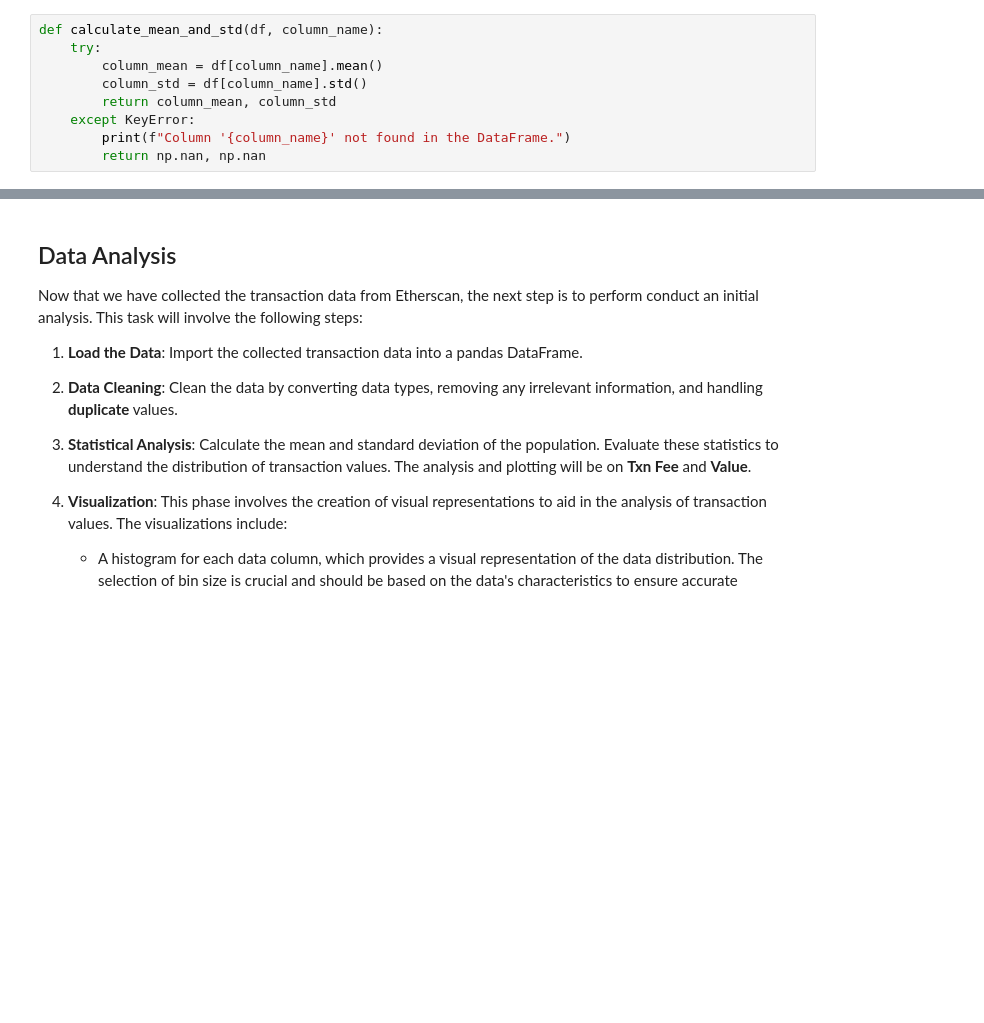
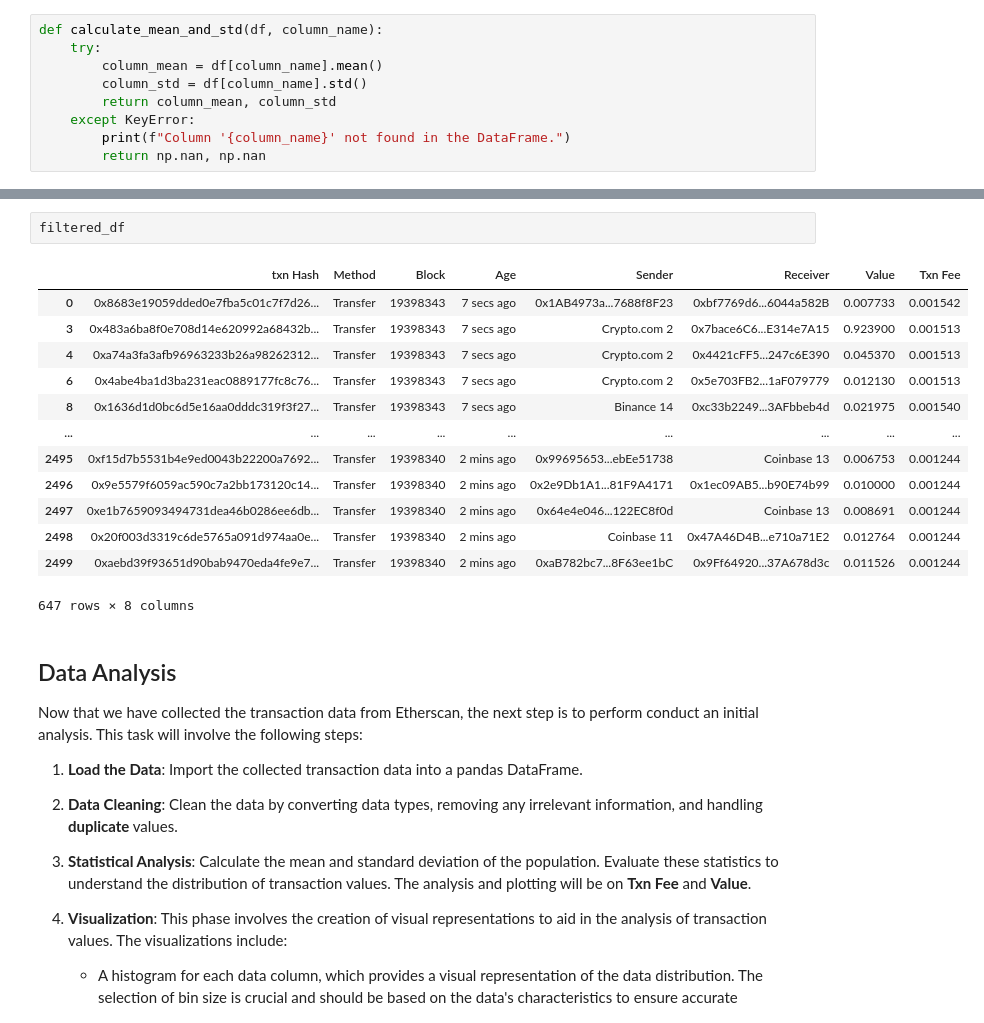
Before and after one commit to SoheilHajianManesh/Data-Sciense-Course-Projects, a Jupyter notebook: CA0/CA0 (3).ipynb, the cells around one changed output, grey strips where cells are left out. Drawn from its saved outputs; the diff is of its cells as text; blank space fills up the shorter version.

```diff
--- a/CA0/CA0 (3).ipynb
+++ b/CA0/CA0 (3).ipynb
@@ -412,3 +426,19 @@ plot_scatter(df , "Value" , "Txn Fee")
+# %%
+filtered_df
+# %% [output]
+|  | txn Hash | Method | Block | Age | Sender | Receiver | Value | Txn Fee |
+| 0 | 0x8683e19059dded0e7fba5c01c7f7d26... | Transfer | 19398343 | 7 secs ago | 0x1AB4973a...7688f8F23 | 0xbf7769d6...6044a582B | 0.007733 | 0.001542 |
+| 3 | 0x483a6ba8f0e708d14e620992a68432b... | Transfer | 19398343 | 7 secs ago | Crypto.com 2 | 0x7bace6C6...E314e7A15 | 0.923900 | 0.001513 |
+| 4 | 0xa74a3fa3afb96963233b26a98262312... | Transfer | 19398343 | 7 secs ago | Crypto.com 2 | 0x4421cFF5...247c6E390 | 0.045370 | 0.001513 |
+| 6 | 0x4abe4ba1d3ba231eac0889177fc8c76... | Transfer | 19398343 | 7 secs ago | Crypto.com 2 | 0x5e703FB2...1aF079779 | 0.012130 | 0.001513 |
+| 8 | 0x1636d1d0bc6d5e16aa0dddc319f3f27... | Transfer | 19398343 | 7 secs ago | Binance 14 | 0xc33b2249...3AFbbeb4d | 0.021975 | 0.001540 |
+| ... | ... | ... | ... | ... | ... | ... | ... | ... |
+| 2495 | 0xf15d7b5531b4e9ed0043b22200a7692... | Transfer | 19398340 | 2 mins ago | 0x99695653...ebEe51738 | Coinbase 13 | 0.006753 | 0.001244 |
+| 2496 | 0x9e5579f6059ac590c7a2bb173120c14... | Transfer | 19398340 | 2 mins ago | 0x2e9Db1A1...81F9A4171 | 0x1ec09AB5...b90E74b99 | 0.010000 | 0.001244 |
+| 2497 | 0xe1b7659093494731dea46b0286ee6db... | Transfer | 19398340 | 2 mins ago | 0x64e4e046...122EC8f0d | Coinbase 13 | 0.008691 | 0.001244 |
+| 2498 | 0x20f003d3319c6de5765a091d974aa0e... | Transfer | 19398340 | 2 mins ago | Coinbase 11 | 0x47A46D4B...e710a71E2 | 0.012764 | 0.001244 |
+| 2499 | 0xaebd39f93651d90bab9470eda4fe9e7... | Transfer | 19398340 | 2 mins ago | 0xaB782bc7...8F63ee1bC | 0x9Ff64920...37A678d3c | 0.011526 | 0.001244 |
+647 rows × 8 columns
 # %% [markdown]
 ## Data Analysis
 
```
Also changed, not shown: parts of 17 cells of this notebook, 1 other file.
